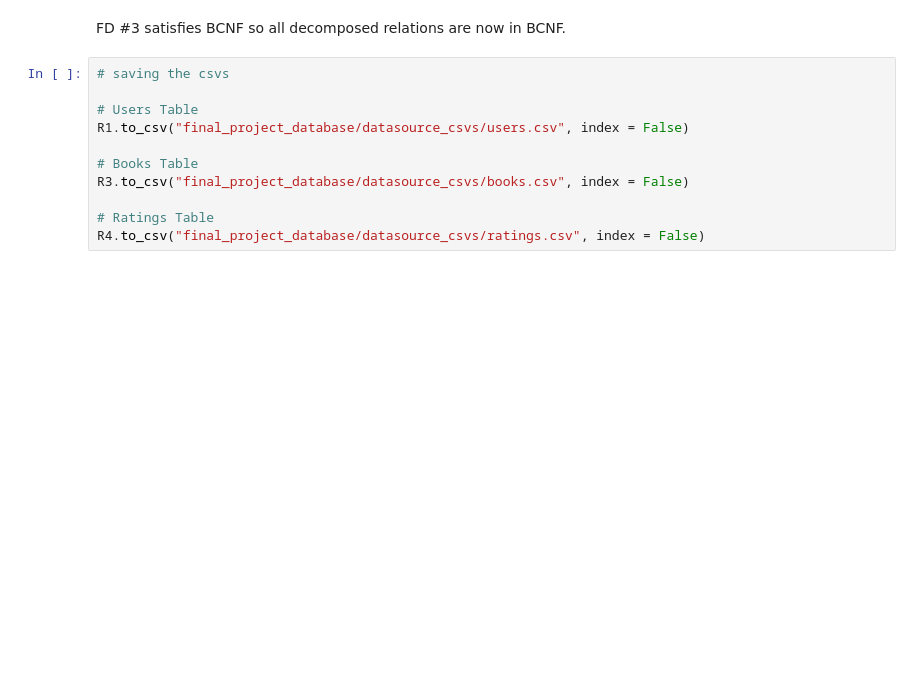
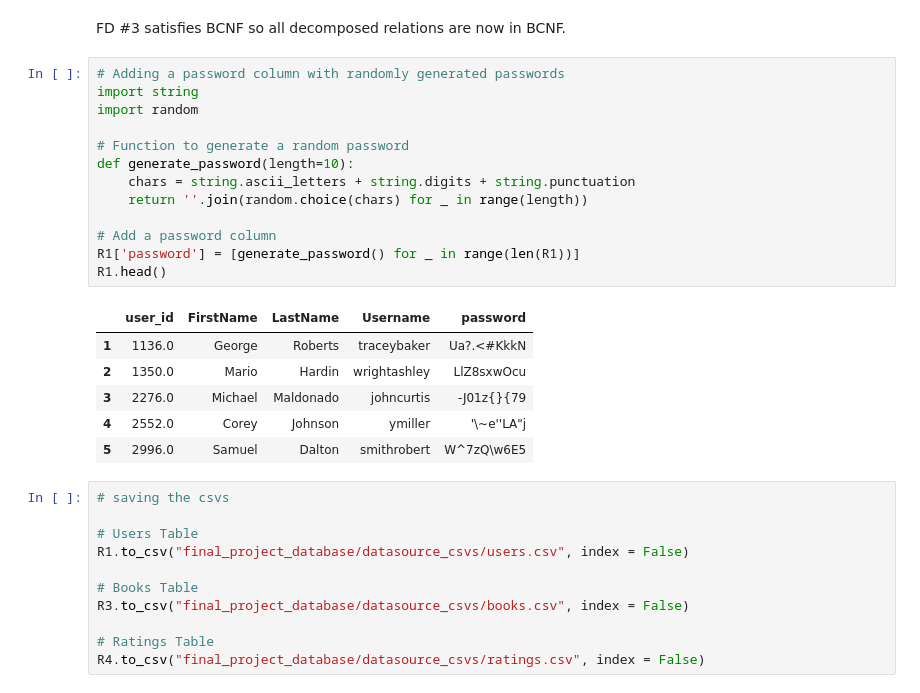
Before and after one commit to mariahj990/final_project_database, a Jupyter notebook: final_project_database/datasource_csvs/bcnf_decomp.ipynb, the cells around one changed output. Saved outputs shown, nothing was run; the diff lists cells and outputs as text; blank space fills up the shorter version.

Commit message:
added randomly generated password column to user table csv

```diff
--- a/final_project_database/datasource_csvs/bcnf_decomp.ipynb
+++ b/final_project_database/datasource_csvs/bcnf_decomp.ipynb
@@ -187,6 +192,26 @@ R4.head()
 | 4 | 2996.0 | 890 | 3.0 |
 # %% [markdown]
 FD #3 satisfies BCNF so all decomposed relations are now in BCNF.
+# %%
+# Adding a password column with randomly generated passwords
+import string
+import random
+
+# Function to generate a random password
+def generate_password(length=10):
+    chars = string.ascii_letters + string.digits + string.punctuation
+    return ''.join(random.choice(chars) for _ in range(length))
+
+# Add a password column
+R1['password'] = [generate_password() for _ in range(len(R1))]
+R1.head()
+# %% [output]
+|  | user_id | FirstName | LastName | Username | password |
+| 1 | 1136.0 | George | Roberts | traceybaker | Ua?.<#KkkN |
+| 2 | 1350.0 | Mario | Hardin | wrightashley | LlZ8sxwOcu |
+| 3 | 2276.0 | Michael | Maldonado | johncurtis | -J01z{}{79 |
+| 4 | 2552.0 | Corey | Johnson | ymiller | '\~e''LA"j |
+| 5 | 2996.0 | Samuel | Dalton | smithrobert | W^7zQ\w6E5 |
 # %%
 # saving the csvs
 
```
Also changed, not shown: parts of 3 cells of this notebook.
